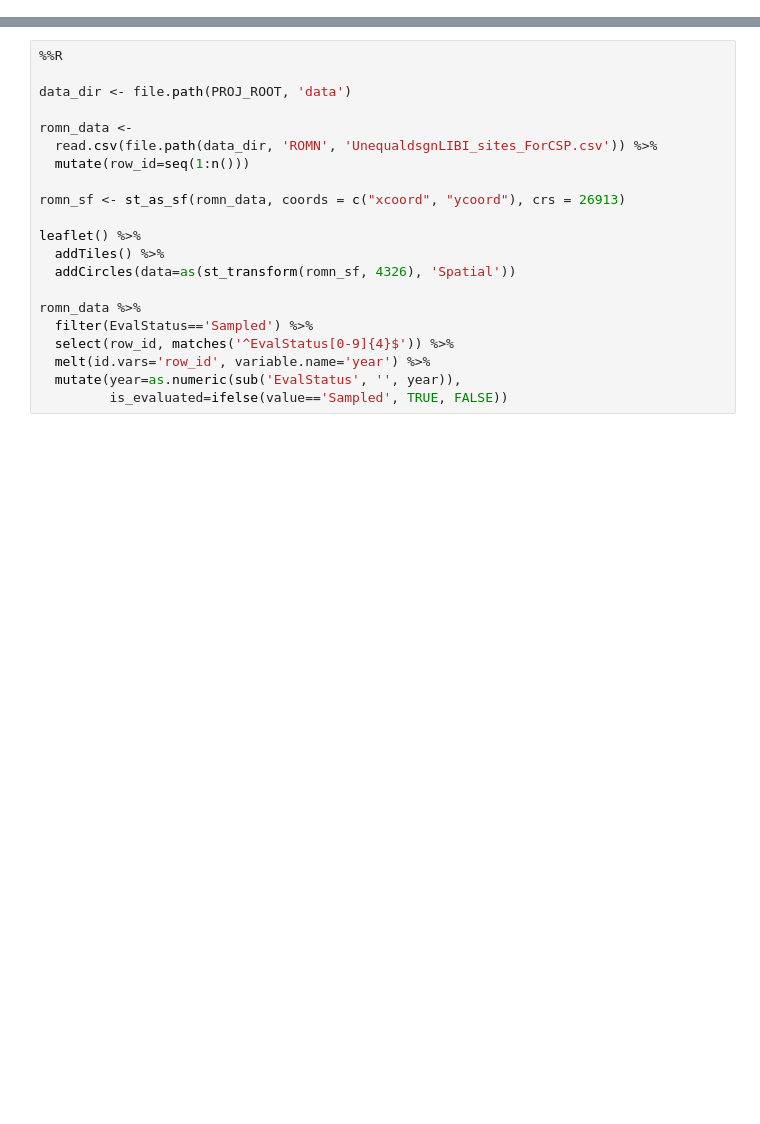
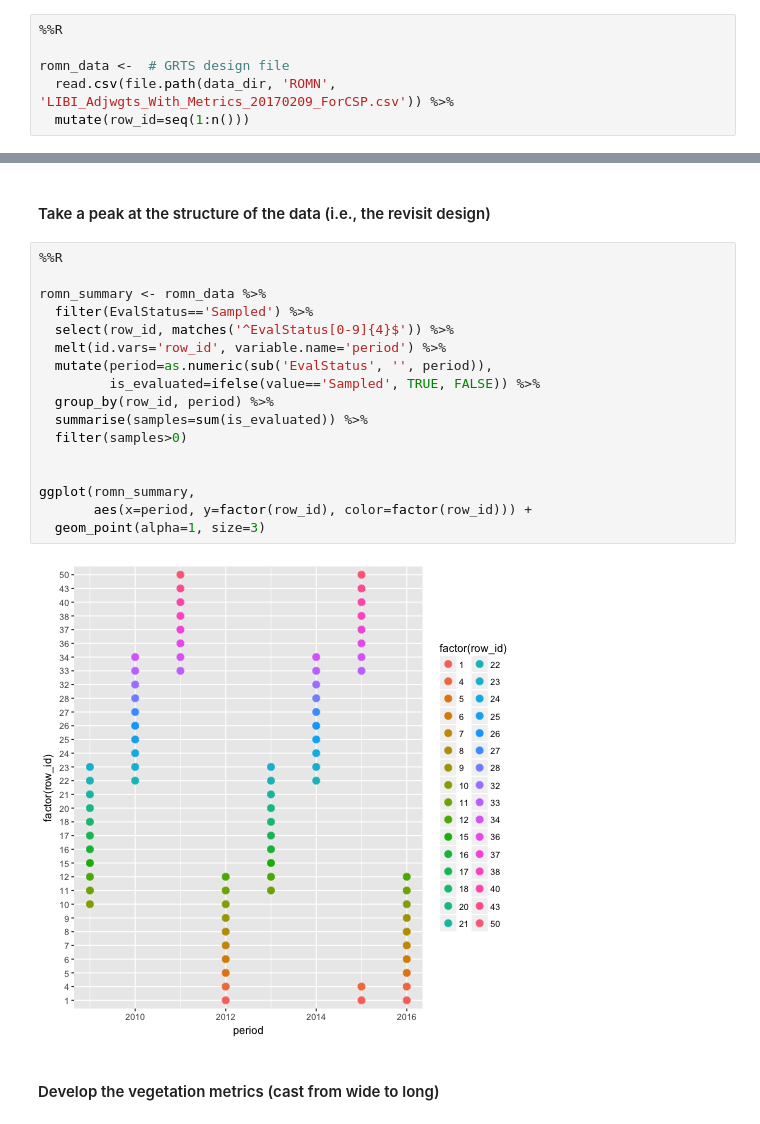
Before and after one commit to eborgman/sevilleta-workshop-tester, a Jupyter notebook: notebooks/romn-test.ipynb, the cells around one changed output, grey strips where cells are left out. Saved outputs shown, nothing was run; the diff lists cells and outputs as text; blank space fills up the shorter version.

Commit message:
EDA for the ROMN data

```diff
--- a/notebooks/romn-test.ipynb
+++ b/notebooks/romn-test.ipynb
@@ -14,0 +34,6 @@ Retrieve the top-level project directory at any time with PROJ_ROOT
+# %%
+%%R
+
+romn_data <-  # GRTS design file
+  read.csv(file.path(data_dir, 'ROMN', 'LIBI_Adjwgts_With_Metrics_20170209_ForCSP.csv')) %>%
+  mutate(row_id=seq(1:n()))
@@ -15,21 +70,23 @@ Retrieve the top-level project directory at any time with PROJ_ROOT
+# %% [markdown]
+#### Take a peak at the structure of the data (i.e., the revisit design)
 # %%
 %%R
 
-data_dir <- file.path(PROJ_ROOT, 'data')
-
-romn_data <-
-  read.csv(file.path(data_dir, 'ROMN', 'UnequaldsgnLIBI_sites_ForCSP.csv')) %>%
-  mutate(row_id=seq(1:n()))
-
-romn_sf <- st_as_sf(romn_data, coords = c("xcoord", "ycoord"), crs = 26913)
-
-leaflet() %>%
-  addTiles() %>%
-  addCircles(data=as(st_transform(romn_sf, 4326), 'Spatial'))
-
-romn_data %>%
+romn_summary <- romn_data %>%
   filter(EvalStatus=='Sampled') %>%
   select(row_id, matches('^EvalStatus[0-9]{4}$')) %>%
-  melt(id.vars='row_id', variable.name='year') %>%
-  mutate(year=as.numeric(sub('EvalStatus', '', year)),
-         is_evaluated=ifelse(value=='Sampled', TRUE, FALSE))
+  melt(id.vars='row_id', variable.name='period') %>%
+  mutate(period=as.numeric(sub('EvalStatus', '', period)),
+         is_evaluated=ifelse(value=='Sampled', TRUE, FALSE)) %>%
+  group_by(row_id, period) %>%
+  summarise(samples=sum(is_evaluated)) %>%
+  filter(samples>0)
+
+
+ggplot(romn_summary,
+       aes(x=period, y=factor(row_id), color=factor(row_id))) +
+  geom_point(alpha=1, size=3)
+# %% [output]
+[figure, added]
+# %% [markdown]
+#### Develop the vegetation metrics (cast from wide to long)
```
Also changed, not shown: parts of 14 cells of this notebook, 3 other files.
